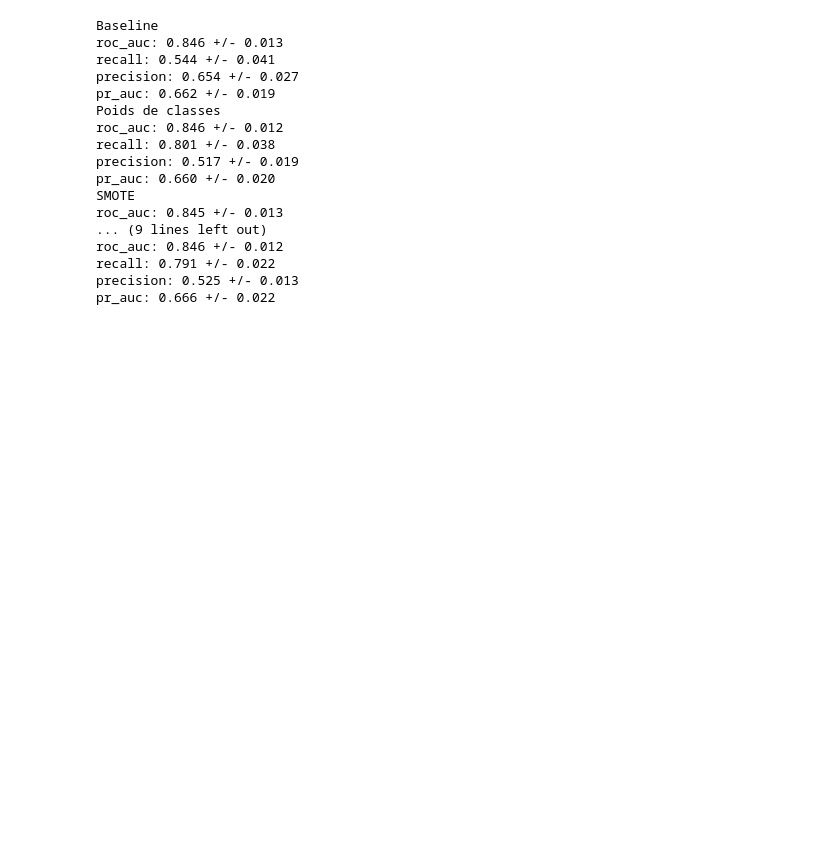
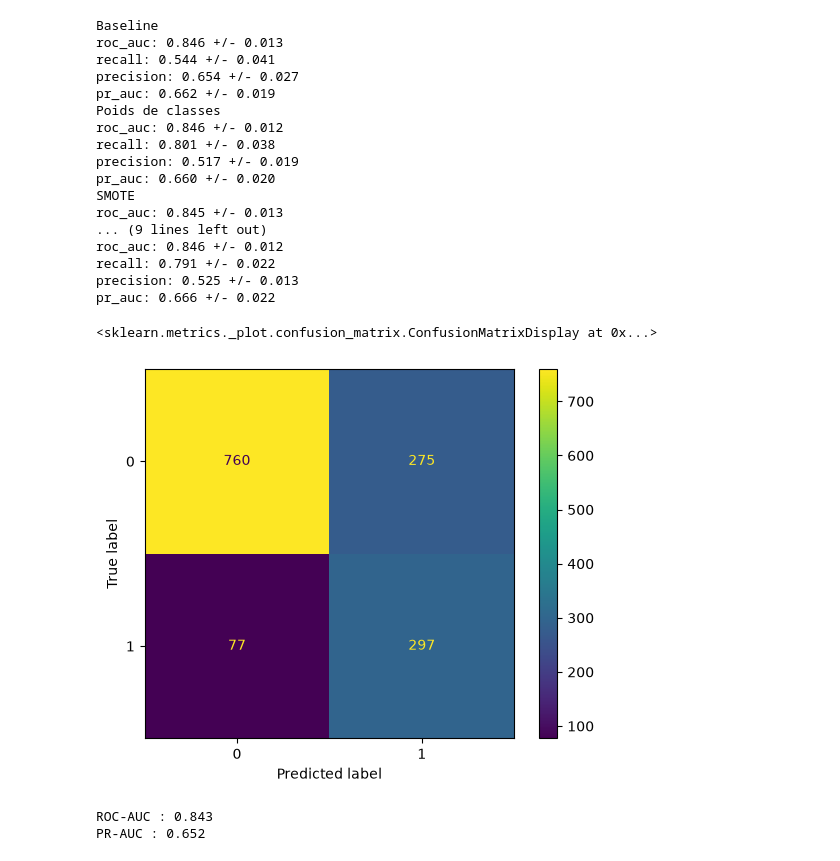
Before and after one commit to Beautrel/Datheon_Machine_Learning_Data_Science_Internship, a Jupyter notebook: task3_churn/02_modeling.ipynb, the cells around one changed output. Drawn from its saved outputs; the diff is of its cells as text; code cells hidden in the pictures; blank space fills up the shorter version.

Commit message:
Complete task 3: test metrics, ROC curve, feature importance

```diff
--- a/task3_churn/02_modeling.ipynb
+++ b/task3_churn/02_modeling.ipynb
@@ -145,3 +145,24 @@ roc_auc: 0.846 +/- 0.012
 recall: 0.791 +/- 0.022
 precision: 0.525 +/- 0.013
 pr_auc: 0.666 +/- 0.022
+# %%
+from sklearn.metrics import ConfusionMatrixDisplay
+
+rf_pipeline.fit(X_train, y_train)
+ConfusionMatrixDisplay.from_estimator(rf_pipeline, X_test, y_test)
+# %% [output]
+<sklearn.metrics._plot.confusion_matrix.ConfusionMatrixDisplay at 0x...>
+[figure, added]
+# %%
+from sklearn.metrics import average_precision_score, roc_auc_score
+
+y_proba = rf_pipeline.predict_proba(X_test)[:, 1]
+
+roc_auc = roc_auc_score(y_test, y_proba)
+pr_auc = average_precision_score(y_test, y_proba)
+
+print(f"ROC-AUC : {roc_auc:.3f}")
+print(f"PR-AUC : {pr_auc:.3f}")
+# %% [output]
+ROC-AUC : 0.843
+PR-AUC : 0.652
```
Also changed, not shown: parts of 2 cells of this notebook.
